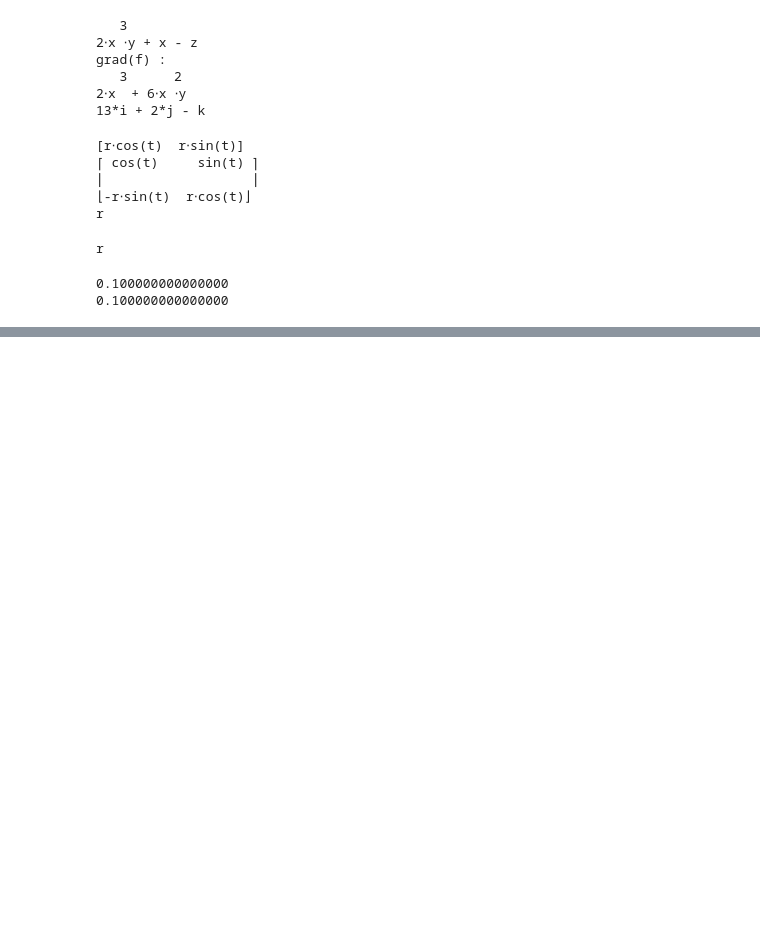
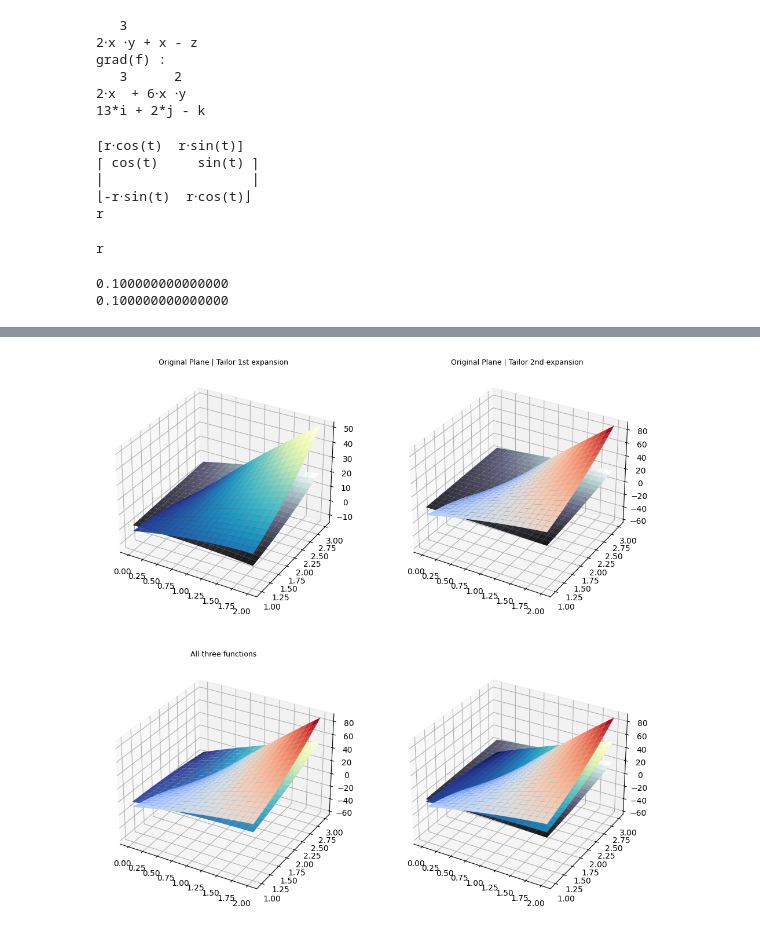
Before and after one commit to Thunboo/MIET_IB, a Jupyter notebook: Calculus 2nd Term/ib_11_Broido_G_07.ipynb, the cells around one changed output, grey strips where cells are left out. Saved outputs shown, nothing was run; the diff lists cells and outputs as text; code cells hidden in the pictures; blank space fills up the shorter version.

```diff
--- a/Calculus 2nd Term/ib_11_Broido_G_07.ipynb
+++ b/Calculus 2nd Term/ib_11_Broido_G_07.ipynb
@@ -226,0 +307,35 @@ plt.show()
+# %%
+# в)
+x = np.linspace(Point[0] - 1, Point[0] + 1, 20)
+y = np.linspace(Point[1] - 1, Point[1] + 1, 20)
+X, Y = np.meshgrid(x, y)
+Z = X * Y**2 + 2*Y - X**2
+Z_1 = (-2*X + Y**2)*(X - 2) + (Y + 1)*(2*X*Y + 2) - 4
+Z_2 = (-2*X + Y**2)*(X - 2) + (X - 2)*(-2*X + 2*Y*(Y + 1) + 4)/2 + (Y + 1)*(2*X*Y + 2) + (Y + 1)*(2*X*(Y + 1) + 2*Y*(X - 2))/2
+
+fig = plt.figure(figsize = (12, 12))
+ax1 = fig.add_subplot(221, projection = "3d")
+ax2 = fig.add_subplot(222, projection = "3d")
+ax3 = fig.add_subplot(223, projection = "3d")
+ax4 = fig.add_subplot(224, projection = "3d")
+surface_orig     = ax1.plot_surface(X, Y, Z, cmap = "bone", linewidth = 0, alpha = .9)
+surface_tailor_1 = ax1.plot_surface(X, Y, Z_1, cmap = cm.YlGnBu_r, linewidth = 0)
+
+surface_orig     = ax2.plot_surface(X, Y, Z, cmap = "bone", linewidth = 0, alpha = .9)
+surface_tailor_2 = ax2.plot_surface(X, Y, Z_2, cmap = "coolwarm", linewidth = 0)
+
+surface_tailor_1 = ax3.plot_surface(X, Y, Z_1, cmap = cm.YlGnBu_r, linewidth = 0, alpha = .9)
+surface_tailor_2 = ax3.plot_surface(X, Y, Z_2, cmap = "coolwarm", linewidth = 0)
+
+surface_orig = ax4.plot_surface(X, Y, Z, cmap = "bone", linewidth = 0, alpha = 0.9)
+surface_tailor_1 = ax4.plot_surface(X, Y, Z_1, cmap = cm.YlGnBu_r, linewidth = 0)
+surface_tailor_2 = ax4.plot_surface(X, Y, Z_2, cmap = "coolwarm", linewidth = 0)
+
+ax1.set_title("Original Plane | Tailor 1st expansion", fontsize = 9)
+ax2.set_title("Original Plane | Tailor 2nd expansion", fontsize = 9)
+ax3.set_title("Tailor 1st expansion | Tailor 2nd expansion", fontsize = 9)
+ax3.set_title("All three functions", fontsize = 9)
+
+plt.show()
+# %% [output]
+[figure, added]
```
Also changed, not shown: parts of 10 cells of this notebook, 6 other files.
